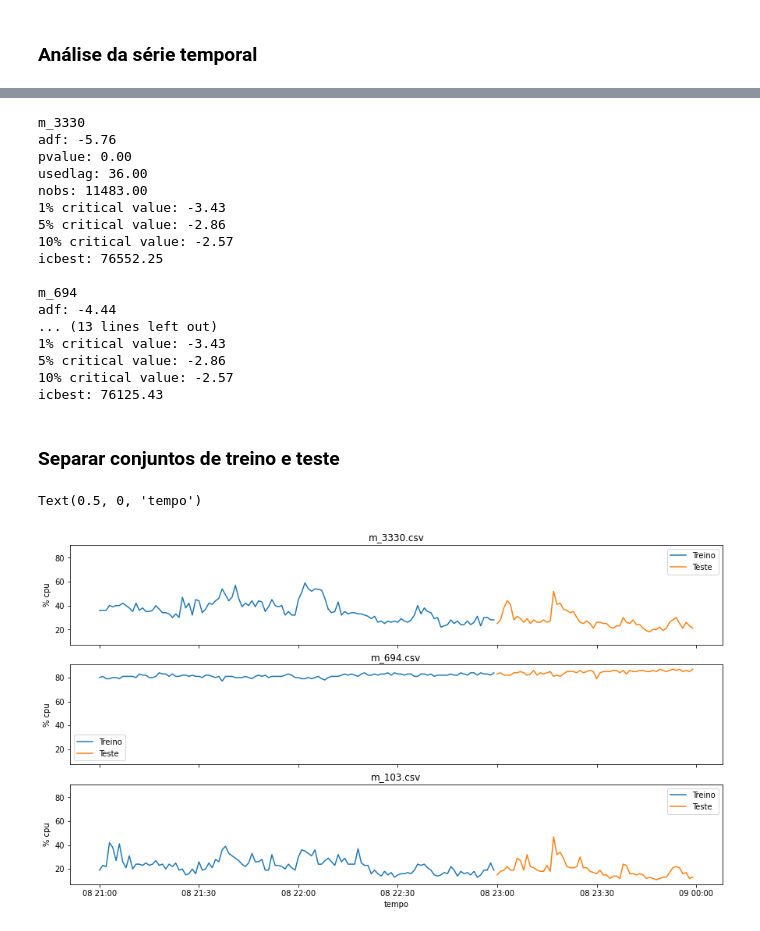
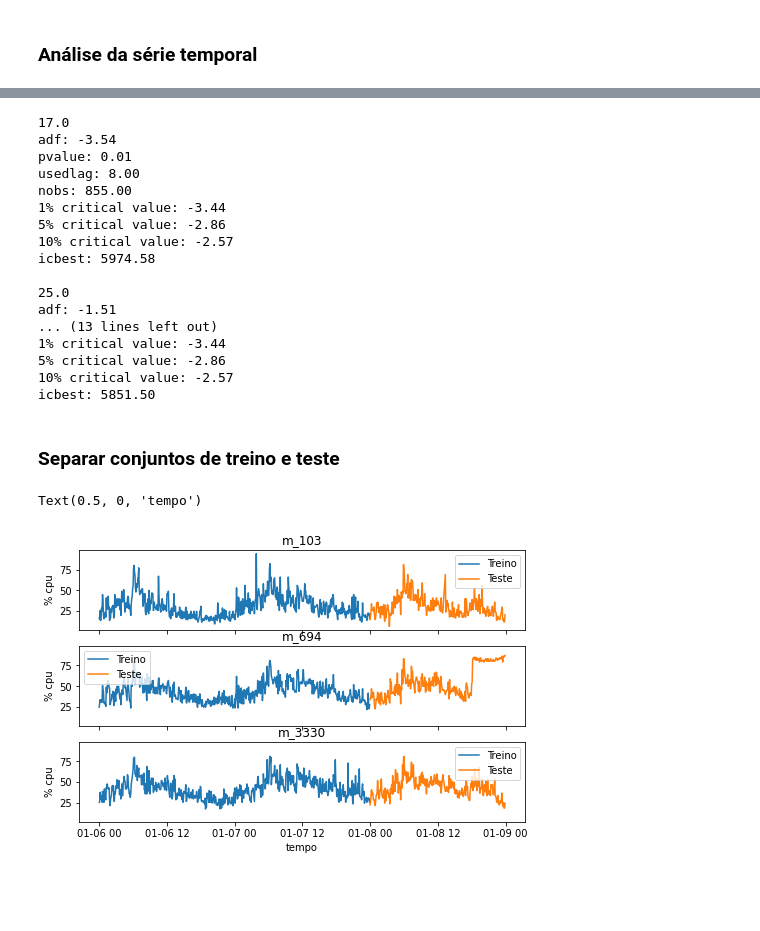
Before and after one commit to dssantos/cloud-predict, a Jupyter notebook: Dataset.ipynb, the cells around one changed output, grey strips where cells are left out. Drawn from its saved outputs; the diff is of its cells as text; code cells hidden in the pictures; blank space fills up the shorter version.

```diff
--- a/Dataset.ipynb
+++ b/Dataset.ipynb
@@ -13,7 +13,8 @@ from statsmodels.tsa.stattools import adfuller
 # %% [markdown]
 ### Conjunto de dados
 # %%
-# Carrega o conjunto de dados 'm_3330.csv' e ajusta o intervalo de tempo em 1 minuto
+# Carrega o conjunto de dados, ajusta o intervalo de tempo em 5 minuto
+# e retorna os registros de CPU dos últimos 3 dias
 
 def dataframe(file):
     df = pd.read_csv(file,
@@ -21,9 +22,11 @@ def dataframe(file):
                           'mkpi', 'net_in', 'net_out', 'disk_io_percent'])
     df.time_stamp = pd.to_datetime(df.time_stamp, unit='s')
     df.set_index('time_stamp', inplace=True)
-    df = df.resample('1min').interpolate()
-    return df
+    df = df.resample('5min').interpolate()
+    df = df[-12*24*3:] # 5min * 12 * 24 * 3 = 3 days
 
+    return df[['cpu']]
+
+workload103 = dataframe('m_103.csv')
+workload694 = dataframe('m_694.csv')
 workload3330 = dataframe('m_3330.csv')
-workload694 = dataframe('m_694.csv')
-workload103 = dataframe('m_103.csv')
@@ -76,7 +132,7 @@ Text(0.5, 0, 'tempo')
 # O método adfuller retorna uma tupla cujo segundo item é o Valor-P
 # Caso o Valor-P seja inferior a 5%, então a série é estacionária
 
-for host in [workload3330, workload694, workload103]:
+for host in [workload103, workload694, workload3330]:
     machine = host.iloc[0,0]
     result = adfuller(host['cpu'])
 
@@ -89,59 +145,55 @@ for host in [workload3330, workload694, workload103]:
         print(f'{key} critical value: {value:.2f}')
     print(f'icbest: {result[5]:.2f}')
 # %% [output]
-m_3330
-adf: -5.76
-pvalue: 0.00
-usedlag: 36.00
-nobs: 11483.00
-1% critical value: -3.43
+17.0
+adf: -3.54
+pvalue: 0.01
+usedlag: 8.00
+nobs: 855.00
+1% critical value: -3.44
 5% critical value: -2.86
 10% critical value: -2.57
-icbest: 76552.25
+icbest: 5974.58
 
-m_694
-adf: -4.44
+25.0
+adf: -1.51
 ... (13 lines left out)
-1% critical value: -3.43
+1% critical value: -3.44
 5% critical value: -2.86
 10% critical value: -2.57
-icbest: 76125.43
+icbest: 5851.50
 # %% [markdown]
 ### Separar conjuntos de treino e  teste
 # %%
-test_perc3330 = 1/(len(workload3330)//60)
-test_len3330 = int(len(workload3330)*test_perc)
+test_perc = 1/3
+test_len = int(len(workload3330)*test_perc)
+
 train3330 = workload3330.iloc[:-test_len] # Conjunto de treino
 test3330 = workload3330.iloc[-test_len:]  # Conjunto de teste
 
-test_perc694 = 1/(len(workload694)//60)
-test_len694 = int(len(workload694)*test_perc)
 train694 = workload694.iloc[:-test_len] # Conjunto de treino
 test694 = workload694.iloc[-test_len:]  # Conjunto de teste
 
-test_perc103 = 1/(len(workload103)//60)
-test_len103 = int(len(workload103)*test_perc)
 train103 = workload103.iloc[:-test_len] # Conjunto de treino
 test103 = workload103.iloc[-test_len:]  # Conjunto de teste
 # %%
-fig, axs = plt.subplots(3, sharex=True, sharey=True, figsize=(15,8))
-workload = workload3330
-axs[0].set_title('m_3330.csv')
-axs[0].plot(train3330.cpu[-120:], label="Treino")
-axs[0].plot(test3330.cpu, label="Teste")
+fig, axs = plt.subplots(3, sharex=True, sharey=True, figsize=(8,5))
+axs[0].set_title('m_103')
+axs[0].plot(train103.cpu, label="Treino")
+axs[0].plot(test103.cpu, label="Teste")
 axs[0].set(ylabel="% cpu")
 axs[0].legend()
-axs[1].set_title('m_694.csv')
-axs[1].plot(train694.cpu[-120:], label="Treino")
+axs[1].set_title('m_694')
+axs[1].plot(train694.cpu, label="Treino")
 axs[1].plot(test694.cpu, label="Teste")
 axs[1].set(ylabel="% cpu")
 axs[1].legend()
-axs[2].set_title('m_103.csv')
-axs[2].plot(train103.cpu[-120:], label="Treino")
-axs[2].plot(test103.cpu, label="Teste")
+axs[2].set_title('m_3330')
+axs[2].plot(train3330.cpu, label="Treino")
+axs[2].plot(test3330.cpu, label="Teste")
 axs[2].set(ylabel="% cpu")
 axs[2].legend()
 plt.xlabel('tempo')
 # %% [output]
 Text(0.5, 0, 'tempo')
-[figure, old version]
+[figure, new version]
```
Also changed, not shown: parts of 7 cells of this notebook.
